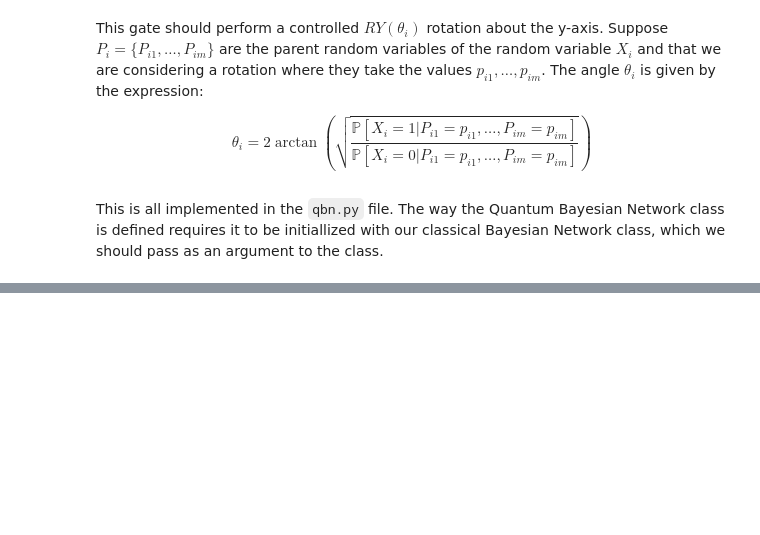
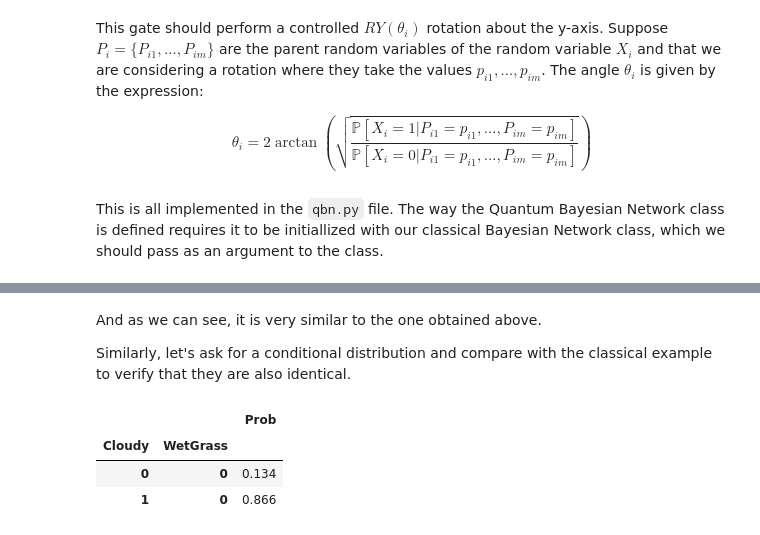
Before and after one commit to GilbertoCunha/QuantumBayesianRL, a Jupyter notebook: BayesianInference.ipynb, the cells around one changed output, grey strips where cells are left out. Saved outputs shown, nothing was run; the diff lists cells and outputs as text; code cells hidden in the pictures; blank space fills up the shorter version.

```diff
--- a/BayesianInference.ipynb
+++ b/BayesianInference.ipynb
@@ -120,0 +127,11 @@ plot_histogram(counts)
+# %% [markdown]
+And as we can see, it is very similar to the one obtained above.
+
+Similarly, let's ask for a conditional distribution and compare with the classical example to verify that they are also identical.
+# %%
+qbn.query(query=["Cloudy", "WetGrass"], evidence={"Rain": 1, "Sprinkler": 0}, n_samples=1000)
+# %% [output]
+|  |  | Prob |
+| Cloudy | WetGrass |  |
+| 0 | 0 | 0.134 |
+| 1 | 0 | 0.866 |
```
Also changed, not shown: parts of 12 cells of this notebook, 2 other files.
